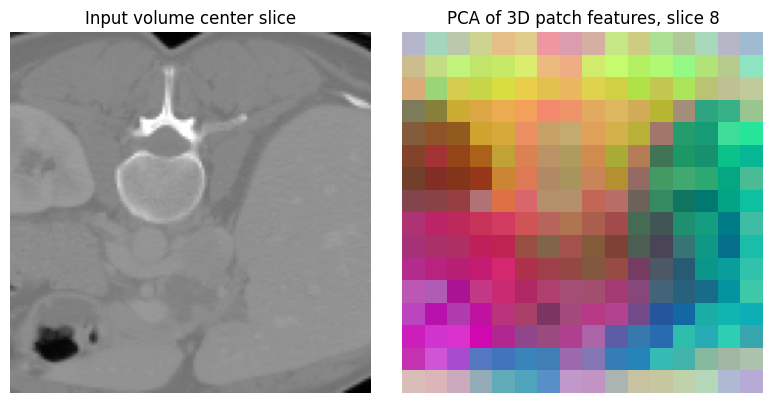
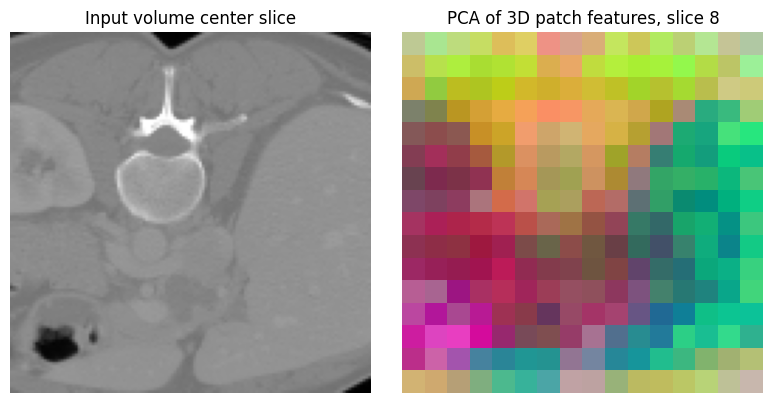
Code edit (unified diff) that turned the first committed figure into the second:
--- before
+++ after
@@ -19,5 +19,5 @@
 fig, ax = plt.subplots(1, 2, figsize=(8, 4))
 
-ax[0].imshow(vol_np[VOL_SIZE // 2], cmap="gray")
+ax[0].imshow(x3[0,0][VOL_SIZE // 2].cpu().numpy(), cmap="gray")
 ax[0].set_title("Input volume center slice")
 ax[0].axis("off")

Commit: updated inference demo